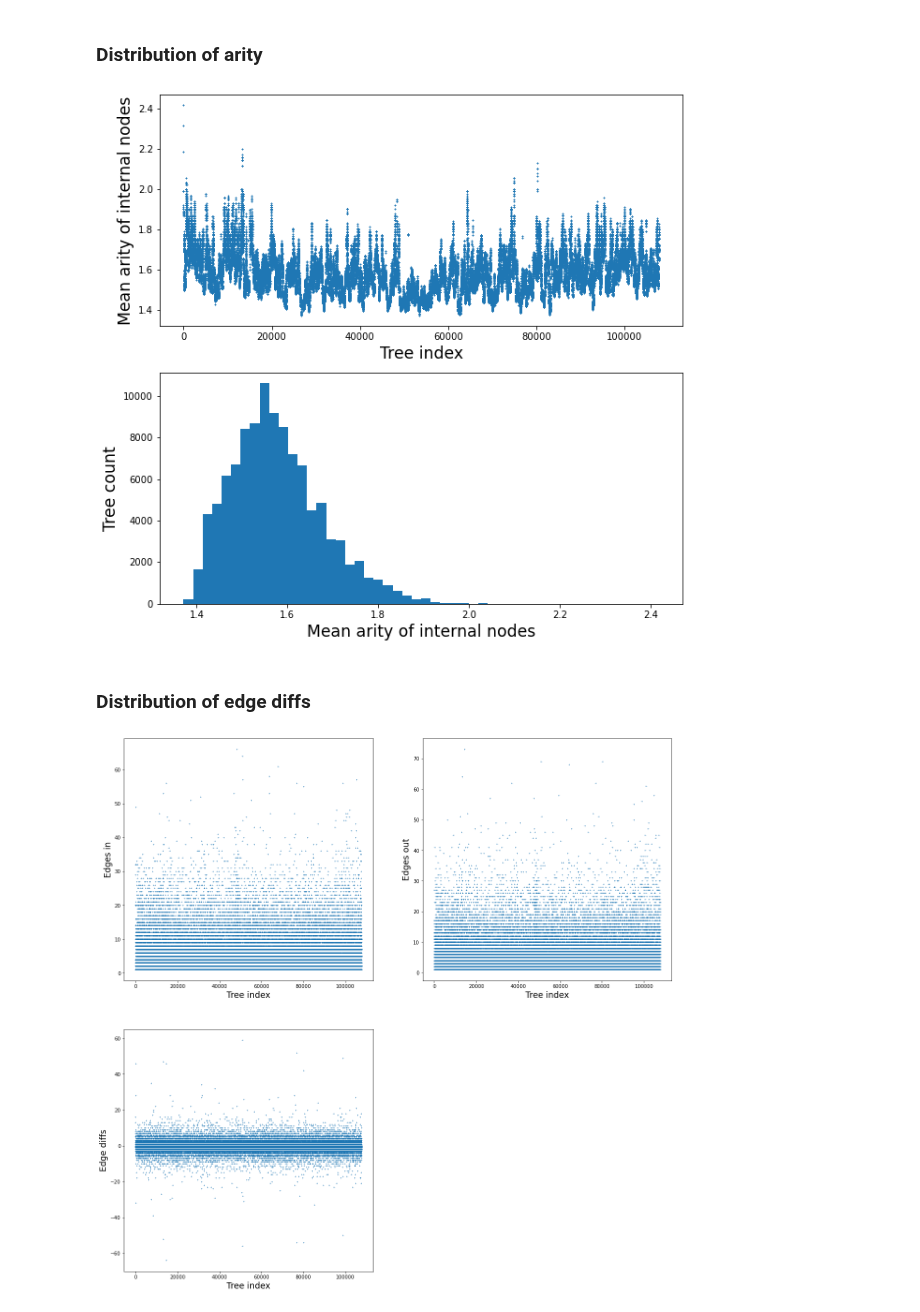
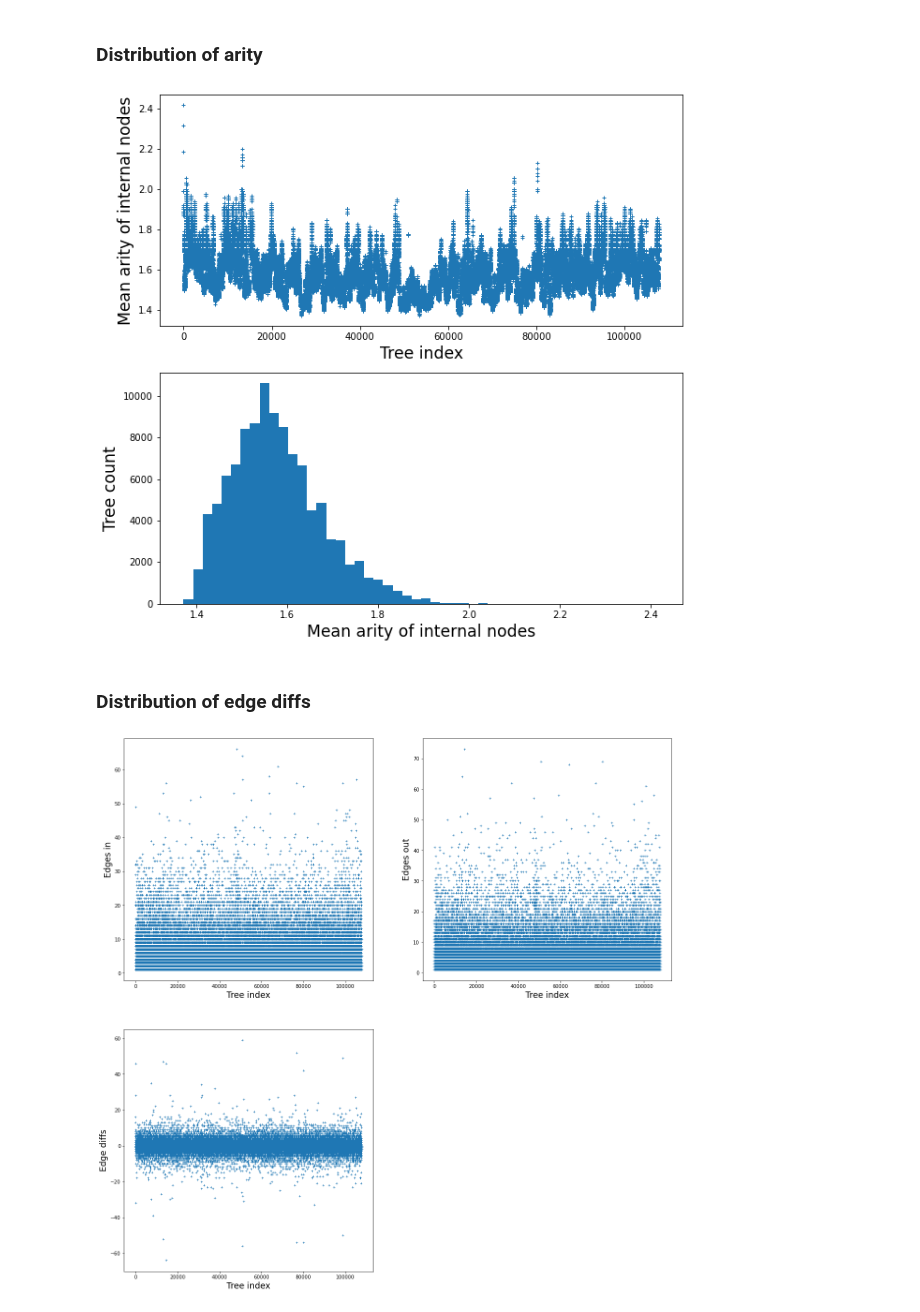
Before and after one commit to szhan/tsimpute, a Jupyter notebook: notebooks/inspect_ts.ipynb, the cells around one changed output. Drawn from its saved outputs; the diff is of its cells as text; code cells hidden in the pictures.

```diff
--- a/notebooks/inspect_ts.ipynb
+++ b/notebooks/inspect_ts.ipynb
@@ -135,22 +191,17 @@ plt.xlabel("Tree index", fontsize="xx-large")
 plt.plot(
     np.arange(ts.num_trees),
     mean_arity,
-    linestyle="none",
-    marker="+",
-    markersize=3,
+    linestyle="none", marker="+", markersize=4,
 );
 
 plt.subplot(212)
 plt.ylabel("Tree count", fontsize="xx-large")
 plt.xlabel("Mean arity of internal nodes", fontsize="xx-large")
-plt.hist(
-    mean_arity,
-    bins=50,
-);
+plt.hist(mean_arity, bins=50);
 
 plt.show()
 # %% [output]
-[figure, old version]
+[figure, new version]
 # %% [markdown]
 ### Distribution of edge diffs
 # %%
@@ -162,39 +213,33 @@ for i, (interval, edges_out, edges_in,) in enumerate(ts.edge_diffs()):
 # %%
 plt.figure(figsize=(20, 20,))
 
 plt.subplot(221)
 plt.ylabel("Edges in", fontsize="xx-large")
 plt.xlabel("Tree index", fontsize="xx-large")
 plt.plot(
     np.arange(1, ts.num_trees),
     tree_edges_in[1:],
-    linestyle="none",
-    marker="+",
-    markersize=3,
+    linestyle="none", marker="+", markersize=4,
 );
 
 plt.subplot(222)
 plt.ylabel("Edges out", fontsize="xx-large")
 plt.xlabel("Tree index", fontsize="xx-large")
 plt.plot(
     np.arange(1, ts.num_trees),
     tree_edges_out[1:],
-    linestyle="none",
-    marker="+",
-    markersize=3,
+    linestyle="none", marker="+", markersize=4,
 );
 
 plt.subplot(223)
 plt.ylabel("Edge diffs", fontsize="xx-large")
 plt.xlabel("Tree index", fontsize="xx-large")
 plt.plot(
     np.arange(1, ts.num_trees),
     tree_edges_in[1:] - tree_edges_out[1:],
-    linestyle="none",
-    marker="+",
-    markersize=2,
+    linestyle="none", marker="+", markersize=4,
 );
 
 plt.show()
 # %% [output]
-[figure, old version]
+[figure, new version]
```
Also changed, not shown: parts of 6 cells of this notebook.
